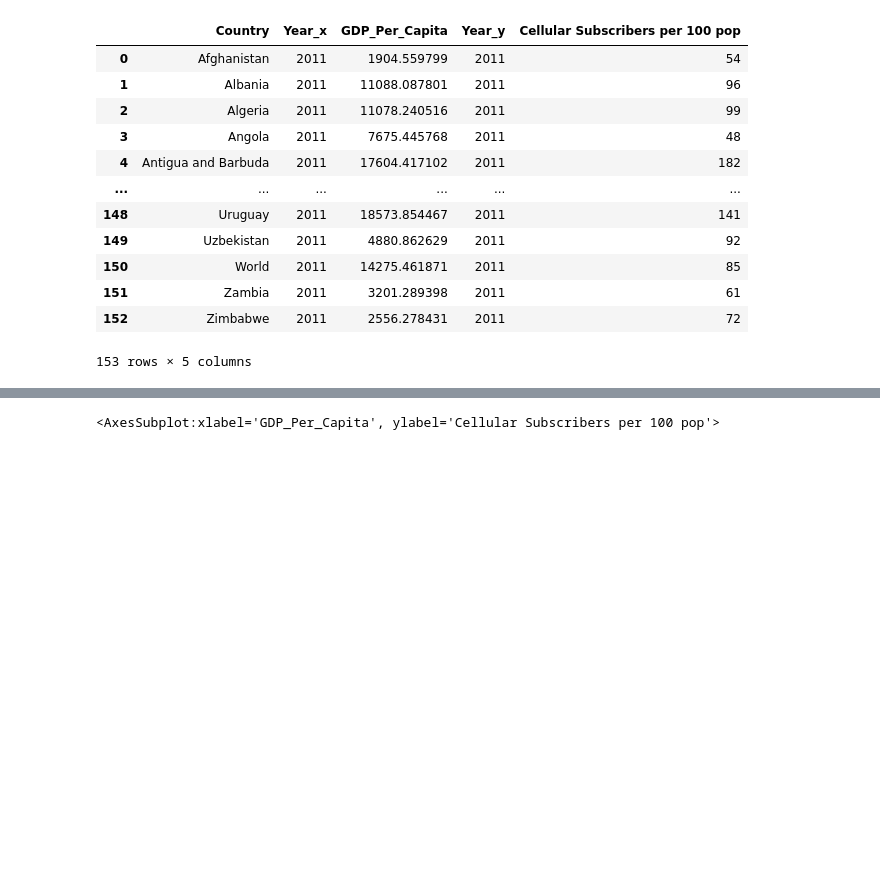
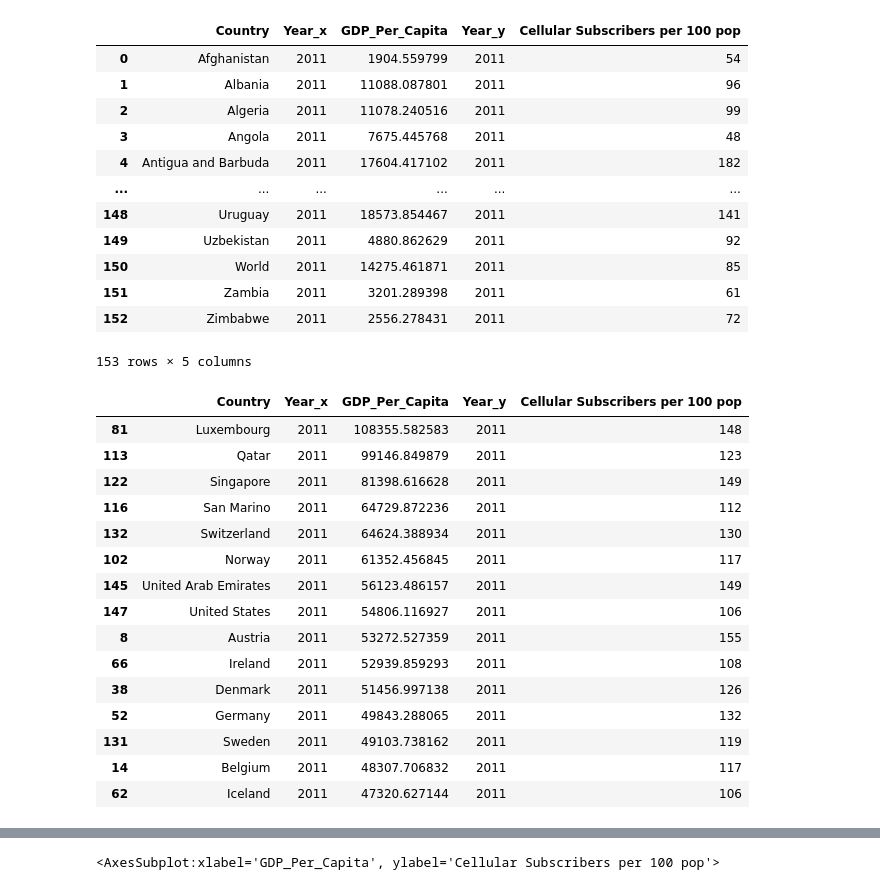
Before and after one commit to nss-data-science-cohort-6/un_data_question-Garrett-Holland, a Jupyter notebook: notebook/Un_Data_Solo_Exploration.ipynb, the cells around one changed output, grey strips where cells are left out. Cells and saved outputs as stored; diff of their text form; code cells hidden in the pictures; blank space fills up the shorter version.

```diff
--- a/notebook/Un_Data_Solo_Exploration.ipynb
+++ b/notebook/Un_Data_Solo_Exploration.ipynb
@@ -92,3 +93,24 @@ merge_2011
 | 151 | Zambia | 2011 | 3201.289398 | 2011 | 61 |
 | 152 | Zimbabwe | 2011 | 2556.278431 | 2011 | 72 |
 153 rows × 5 columns
+# %%
+gdp_sort_merge = merge_2011.sort_values('GDP_Per_Capita', ascending=False)
+# %%
+gdp_sort_merge.head(15)
+# %% [output]
+|  | Country | Year_x | GDP_Per_Capita | Year_y | Cellular Subscribers per 100 pop |
+| 81 | Luxembourg | 2011 | 108355.582583 | 2011 | 148 |
+| 113 | Qatar | 2011 | 99146.849879 | 2011 | 123 |
+| 122 | Singapore | 2011 | 81398.616628 | 2011 | 149 |
+| 116 | San Marino | 2011 | 64729.872236 | 2011 | 112 |
+| 132 | Switzerland | 2011 | 64624.388934 | 2011 | 130 |
+| 102 | Norway | 2011 | 61352.456845 | 2011 | 117 |
+| 145 | United Arab Emirates | 2011 | 56123.486157 | 2011 | 149 |
+| 147 | United States | 2011 | 54806.116927 | 2011 | 106 |
+| 8 | Austria | 2011 | 53272.527359 | 2011 | 155 |
+| 66 | Ireland | 2011 | 52939.859293 | 2011 | 108 |
+| 38 | Denmark | 2011 | 51456.997138 | 2011 | 126 |
+| 52 | Germany | 2011 | 49843.288065 | 2011 | 132 |
+| 131 | Sweden | 2011 | 49103.738162 | 2011 | 119 |
+| 14 | Belgium | 2011 | 48307.706832 | 2011 | 117 |
+| 62 | Iceland | 2011 | 47320.627144 | 2011 | 106 |
```
Also changed, not shown: parts of 13 cells of this notebook.
